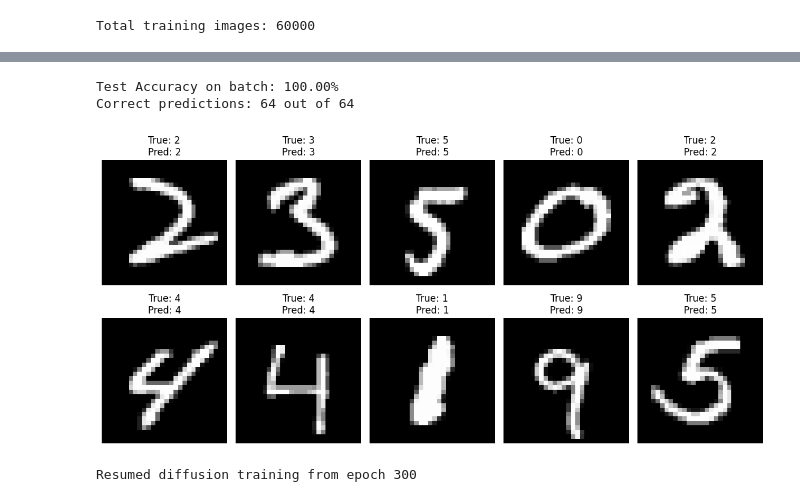
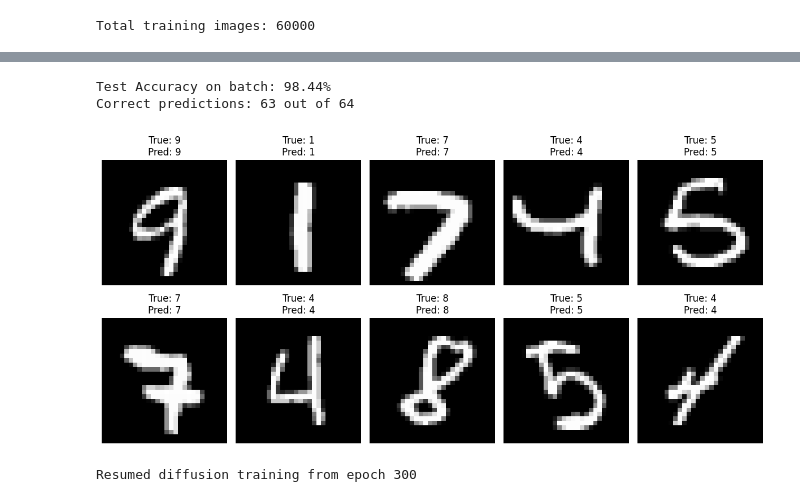
Before and after one commit to HarshitP147/mnist-image-gen, a Jupyter notebook: model.ipynb, the cells around one changed output, grey strips where cells are left out. Drawn from its saved outputs; the diff is of its cells as text; code cells hidden in the pictures.

```diff
--- a/model.ipynb
+++ b/model.ipynb
@@ -25,3 +25,7 @@ train_dataloader = DataLoader(train_dataset, batch_size=64, shuffle=True, num_wo
 print(f"Total training images: {len(train_dataset)}")
 # %% [output]
 Total training images: 60000
+# %%
+test_dataset = datasets.MNIST(root='./data', train=False, transform=transform, download=True)
+test_dataloader = DataLoader(test_dataset, batch_size=64, shuffle=True, num_workers = 2, pin_memory=True)
+print(f"Total test images: {len(test_dataset)}")
@@ -160,7 +166,7 @@ classifier = DigitClassifier().to(device)
 classifier_optimizer = torch.optim.Adam(classifier.parameters(), lr=1e-4)
 classifier_criterion = nn.CrossEntropyLoss()
 scaler = GradScaler()
-epochs = 70  # Enough for MNIST classification, ~10-15 minutes
+epochs = 90  # Enough for MNIST classification, ~10-15 minutes
 checkpoint_path_classifier = "checkpoint_classifier.pth"
 
 if os.path.exists(checkpoint_path_classifier):
@@ -262,40 +267,40 @@ Starting classifier training...
 classifier.eval()
 
 # Get a batch for testing
-dataiter = iter(train_dataloader)
+dataiter = iter(test_dataloader)
 images, labels = next(dataiter)
 images, labels = images.to(device), labels.to(device)
 batch_size = images.shape[0]
 
 with torch.no_grad():
     flat_images = images.view(batch_size, -1)  # Flatten to (batch, 784)
     outputs = classifier(flat_images)  # (batch, 10)
     _, predicted = torch.max(outputs, 1)  # Get predicted class indices
 
 # Calculate accuracy
 correct = (predicted == labels).sum().item()
 accuracy = correct / batch_size * 100
 print(f"Test Accuracy on batch: {accuracy:.2f}%")
 print(f"Correct predictions: {correct} out of {batch_size}")
 
 # Visualize some predictions
 import numpy as np
 import matplotlib.pyplot as plt
 
 fig, axes = plt.subplots(2, 5, figsize=(12, 6))
 axes = axes.ravel()
 for idx in range(10):
     ax = axes[idx]
     img = images[idx].cpu().numpy().squeeze()  # (1, 28, 28) -> (28, 28)
     ax.imshow(img, cmap='gray')
     ax.set_title(f"True: {labels[idx].item()}\nPred: {predicted[idx].item()}")
     ax.axis('off')
 plt.tight_layout()
 plt.show()
 # %% [output]
-Test Accuracy on batch: 100.00%
-Correct predictions: 64 out of 64
+Test Accuracy on batch: 98.44%
+Correct predictions: 63 out of 64
-[figure, old version]
+[figure, new version]
 # %%
 @torch.no_grad()
 def sample(model, n_samples=1, img_size=28, channels=1, label=None):
```
Also changed, not shown: parts of 8 cells of this notebook.
